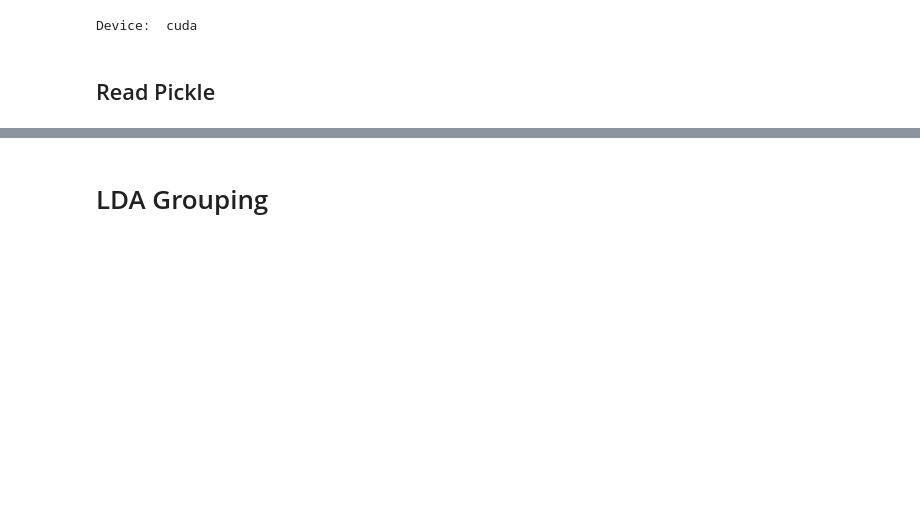
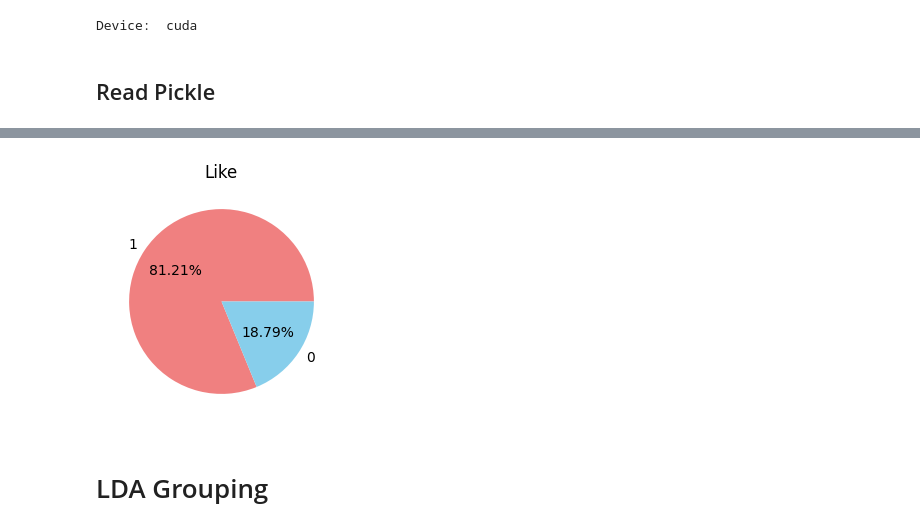
Before and after one commit to Albert40727/CL_HIAM, a Jupyter notebook: preprocess.ipynb, the cells around one changed output, grey strips where cells are left out. Cells and saved outputs as stored; diff of their text form; code cells hidden in the pictures; blank space fills up the shorter version.

```diff
--- a/preprocess.ipynb
+++ b/preprocess.ipynb
@@ -117,3 +117,13 @@ app_reviews, user_reviews
+# %%
+import matplotlib.pyplot as plt
+
+plt.figure(figsize=(3,3))
+data['Like'].value_counts().plot( kind='pie', colors=['lightcoral','skyblue'], autopct='%1.2f%%' )
+plt.title( 'Like' )  # 圖標題
+plt.ylabel( '' )
+plt.show()
+# %% [output]
+[figure, added]
 # %% [markdown]
 # LDA Grouping
 # %% [markdown]
```
Also changed, not shown: parts of 14 cells of this notebook, 8 other files.
